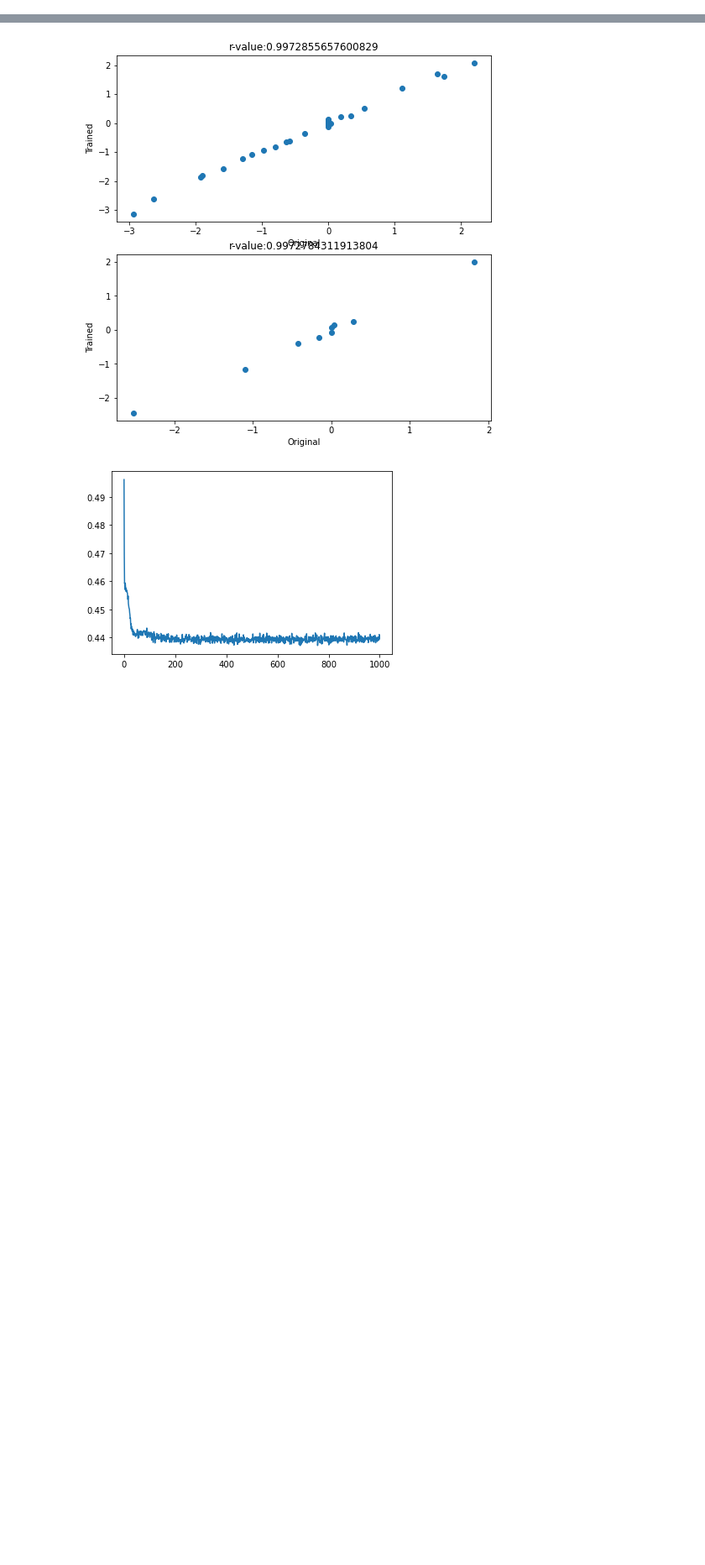
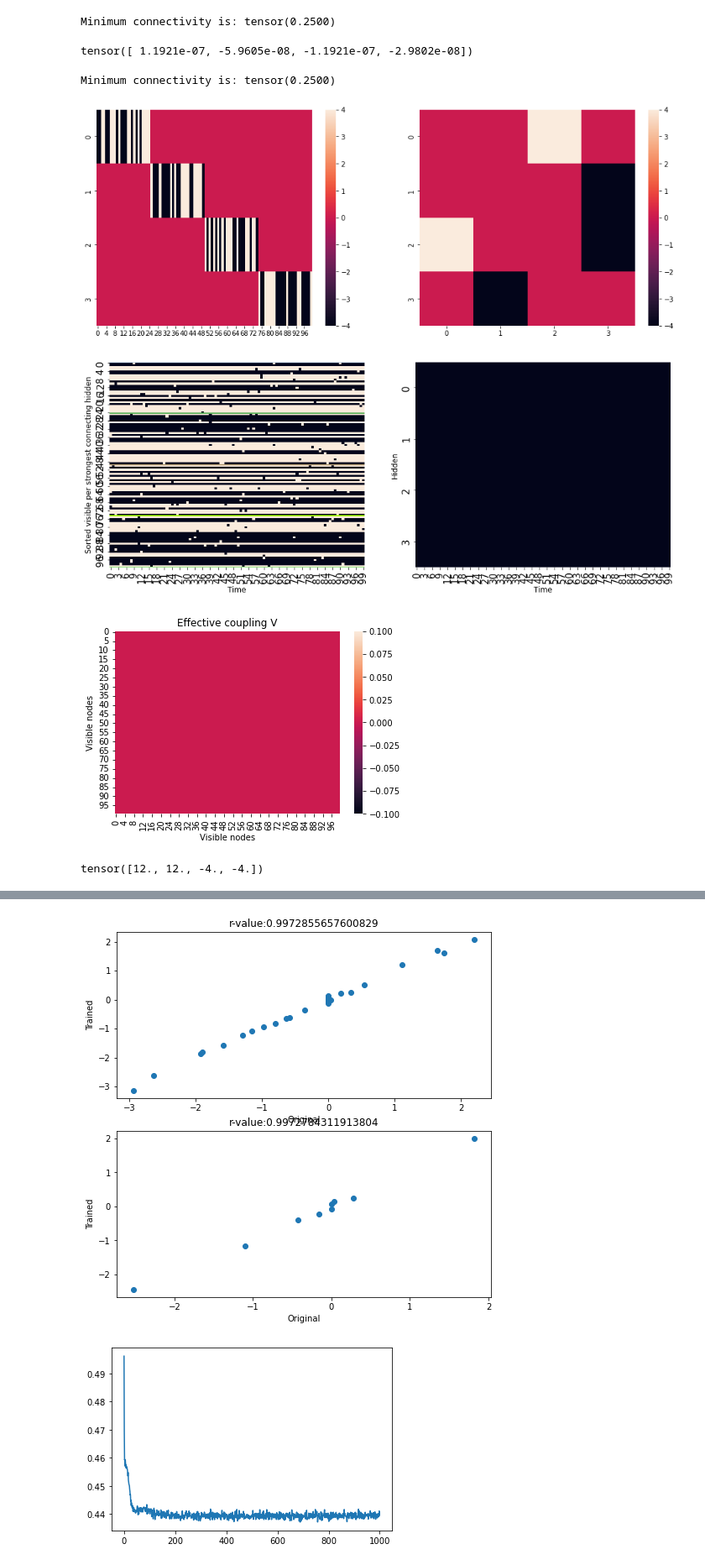
Before and after one commit to casperpeters/intern, a Jupyter notebook: notebooks/Reconstructing RTRBM/Scalability/Researching scalability limited.ipynb, the cells around one changed output, grey strips where cells are left out. Shown: that part at 84% size. Saved outputs shown, nothing was run; the diff lists cells and outputs as text; code cells hidden in the pictures; blank space fills up the shorter version.

```diff
--- a/notebooks/Reconstructing RTRBM/Scalability/Researching scalability limited.ipynb
+++ b/notebooks/Reconstructing RTRBM/Scalability/Researching scalability limited.ipynb
@@ -34,0 +143,20 @@ How many batches are nessesary to reproduce the weights with a pearson correlati
+# %%
+N_H, N_V = 4, 100
+W = gen_W(N_H=N_H, N_V=N_V, nabla=1, connectivity=0, rand_assign=0, size_chunk=[1,1])
+# W[W>0] = 4
+# W[W<0] = -4
+# %% [output]
+Minimum connectivity is: tensor(0.2500)
+# %%
+## initialize parameters
+N_H, N_V = 3, 100
+nabla = 2
+connectivity = 0
+rand_assign = 0.3
+sparcity = 1 - connectivity
+sp = 1 - 1/N_H
+
+W_norm = torch.sum(W, 1)
+W_norm
+# %% [output]
+tensor([ 1.1921e-07, -5.9605e-08, -1.1921e-07, -2.9802e-08])
@@ -34,0 +166,56 @@ How many batches are nessesary to reproduce the weights with a pearson correlati
+# %%
+N_H, N_V = 4, 100
+W = gen_W(N_H=N_H, N_V=N_V, nabla=1, connectivity=0, rand_assign=0, size_chunk=[1,1])
+W[W>0] = 4
+W[W<0] = -4
+
+U = gen_W(N_H=N_H, N_V=N_H, nabla=1, connectivity=0.35, rand_assign=0)
+U[U>0 ] = 4
+U[U<0 ] = -4
+
+fig, ax = plt.subplots(1, 2, figsize=(16, 6))
+sns.heatmap(W, ax=ax[0])
+sns.heatmap(U, ax=ax[1])
+plt.show()
+
+# Initialize rtrbm
+T = 100
+
+rtrbm_init = RTRBM(torch.zeros(N_V, T), N_H=N_H, device='cpu')
+rtrbm_init.W = W
+rtrbm_init.U = U
+rtrbm_init.b_H = torch.zeros(1, N_H, dtype=torch.float)
+rtrbm_init.b_V = torch.zeros(1, N_V, dtype=torch.float)
+rtrbm_init.b_init = torch.zeros(1, N_H, dtype=torch.float)
+
+
+
+n_batches = 1
+data = torch.zeros(N_V, T, n_batches)
+rt = torch.zeros(N_H, T, n_batches)
+for batch in range(n_batches):
+    v_start = (torch.rand(N_V) > 0.7)*1.0
+    data[:, :, batch], rt[:, :, batch] = rtrbm_init.sample(v_start.type(torch.float), chain=T, pre_gibbs_k=100, gibbs_k=100, mode=1, disable_tqdm=True)
+data = torch.tensor(data, dtype=torch.float, device='cpu')
+idx = plot_spikes_grouped_by_HU(W, data[:, :, 0].cpu(), rt[:, :, 0].cpu())
+
+# variance matrix
+var_h_matrix = torch.reshape(torch.var(rt[:, :, 0], 1).repeat(W.shape[1]), [W.shape[1], W.shape[0]]).T
+
+# effective coupling W
+Je_W = torch.mm(W[:, idx].T, W[:, idx] * var_h_matrix)/W.shape[1]**2
+
+sns.heatmap(Je_W)
+plt.ylabel("Visible nodes")
+plt.xlabel("Visible nodes")
+plt.title('Effective coupling V')
+plt.tick_params(axis='both', which='major')
+# %% [output]
+Minimum connectivity is: tensor(0.2500)
+[figure, added]
+[figure, added]
+[figure, added]
+# %%
+torch.sum(W, 1)
+# %% [output]
+tensor([12., 12., -4., -4.])
```
Also changed, not shown: parts of 14 cells of this notebook, 7 other files.
